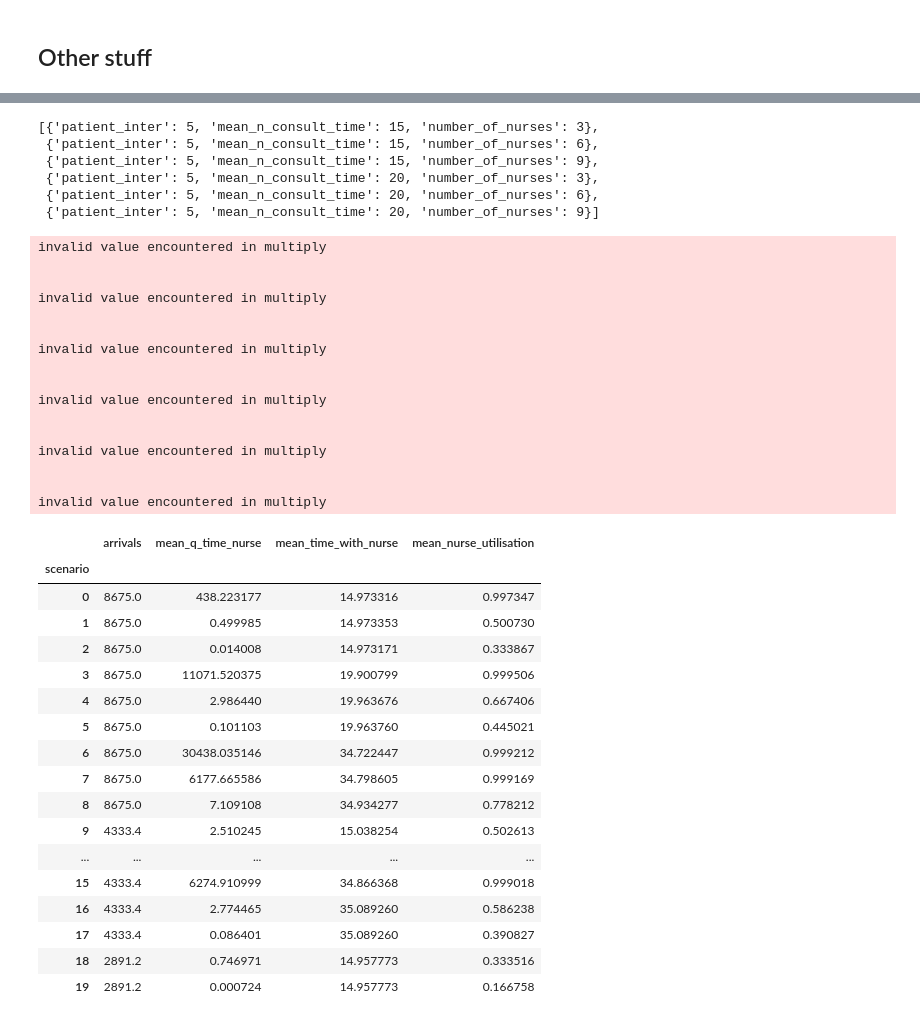
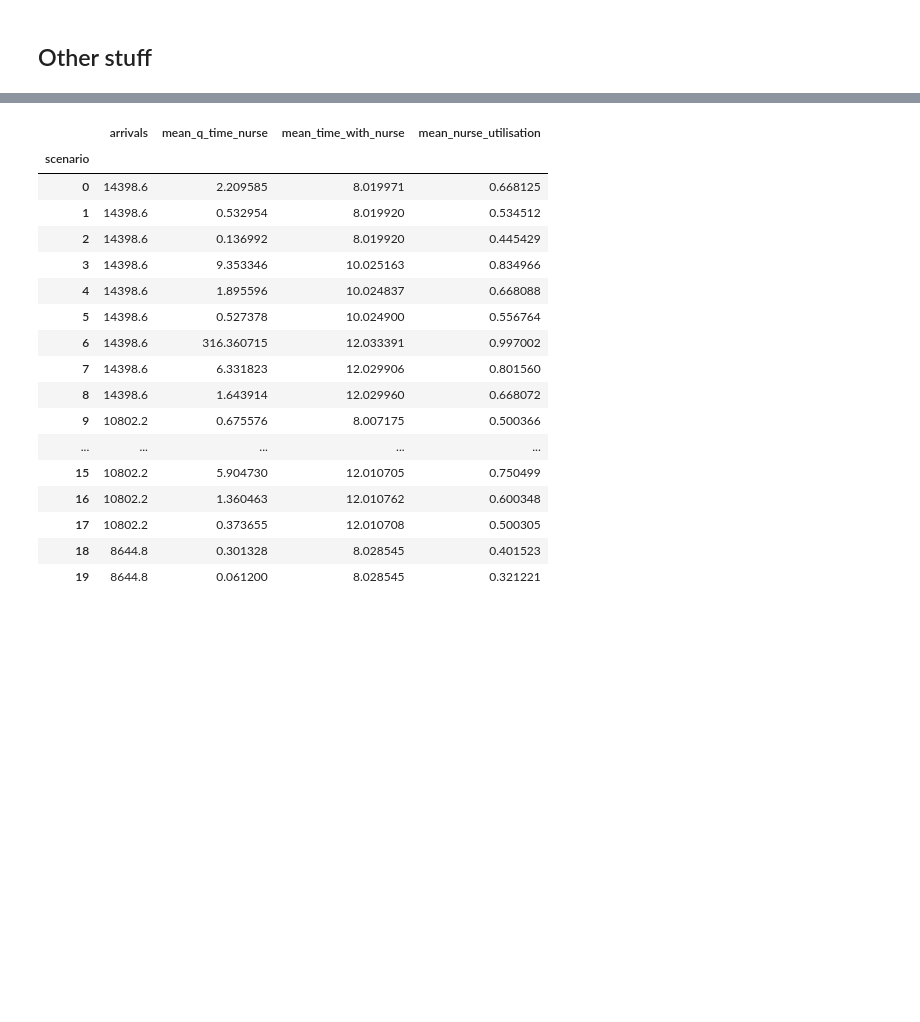
Before and after one commit to pythonhealthdatascience/pydesrap_mms, a Jupyter notebook: analysis.ipynb, the cells around one changed output, grey strips where cells are left out. Drawn from its saved outputs; the diff is of its cells as text; code cells hidden in the pictures; blank space fills up the shorter version.

```diff
--- a/analysis.ipynb
+++ b/analysis.ipynb
@@ -383,13 +362,9 @@ fig.show()
 # %%
-# TODO: Alter how this runs so fresh Defaults() each time
-
 # Define a set of scenarios
-param = Defaults()
-param.number_of_runs = 5
 scenarios = {
-    'patient_inter': [5, 10, 15],
-    'mean_n_consult_time': [15, 20, 35],
-    'number_of_nurses': [3, 6, 9]
+    'patient_inter': [3, 4, 5],
+    'mean_n_consult_time': [8, 10, 12],
+    'number_of_nurses': [4, 5, 6]
 }
 
 # Find every possible permutation of the scenarios
@@ -398,29 +373,28 @@ all_scenarios_tuples = list(itertools.product(*scenarios.values()))
 all_scenarios_dicts = [
     dict(zip(scenarios.keys(), p)) for p in all_scenarios_tuples]
 # Preview some of the scenarios
-print(f'There are {len(all_scenarios_dicts)} scenarios. For example:')
-display(all_scenarios_dicts[0:6])
+print(f'There are {len(all_scenarios_dicts)} scenarios. Running:')
 
 # Run the scenarios...
 results = []
 for index, scenario_to_run in enumerate(all_scenarios_dicts):
+    print(scenario_to_run)
+
     # Overwrite defaults from the passed dictionary
+    param = Defaults()
     param.scenario_name = index
     for key in scenario_to_run:
         setattr(param, key, scenario_to_run[key])
+
     # Run trial and keep trial-level results
     my_trial = Trial(param)
     my_trial.run_trial()
     results.append(my_trial.trial_results_df)
+
 # View mean results by scenario
 display(pd.concat(results)
         .drop('run_number', axis=1)
         .groupby('scenario')
         .mean()
         .head(20))
-
-# TODO: Issue: warm-up patients use resources but their activity is excluded
-# from metrics. Post-warm-up patients queue behind these, making it look
-# like resources are under-utilised during the measurement period if there are
-# long queues (e.g. due to really short inter-arrival times)
 # %% [output]
@@ -428,40 +418,18 @@ There are 27 scenarios. For example:
-[{'patient_inter': 5, 'mean_n_consult_time': 15, 'number_of_nurses': 3},
- {'patient_inter': 5, 'mean_n_consult_time': 15, 'number_of_nurses': 6},
- {'patient_inter': 5, 'mean_n_consult_time': 15, 'number_of_nurses': 9},
- {'patient_inter': 5, 'mean_n_consult_time': 20, 'number_of_nurses': 3},
- {'patient_inter': 5, 'mean_n_consult_time': 20, 'number_of_nurses': 6},
- {'patient_inter': 5, 'mean_n_consult_time': 20, 'number_of_nurses': 9}]
-invalid value encountered in multiply
-
-
-invalid value encountered in multiply
-
-
-invalid value encountered in multiply
-
-
-invalid value encountered in multiply
-
-
-invalid value encountered in multiply
-
-
-invalid value encountered in multiply
 |  | arrivals | mean_q_time_nurse | mean_time_with_nurse | mean_nurse_utilisation |
 | scenario |  |  |  |  |
-| 0 | 8675.0 | 438.223177 | 14.973316 | 0.997347 |
-| 1 | 8675.0 | 0.499985 | 14.973353 | 0.500730 |
-| 2 | 8675.0 | 0.014008 | 14.973171 | 0.333867 |
-| 3 | 8675.0 | 11071.520375 | 19.900799 | 0.999506 |
-| 4 | 8675.0 | 2.986440 | 19.963676 | 0.667406 |
-| 5 | 8675.0 | 0.101103 | 19.963760 | 0.445021 |
-| 6 | 8675.0 | 30438.035146 | 34.722447 | 0.999212 |
-| 7 | 8675.0 | 6177.665586 | 34.798605 | 0.999169 |
-| 8 | 8675.0 | 7.109108 | 34.934277 | 0.778212 |
-| 9 | 4333.4 | 2.510245 | 15.038254 | 0.502613 |
+| 0 | 14398.6 | 2.209585 | 8.019971 | 0.668125 |
+| 1 | 14398.6 | 0.532954 | 8.019920 | 0.534512 |
+| 2 | 14398.6 | 0.136992 | 8.019920 | 0.445429 |
+| 3 | 14398.6 | 9.353346 | 10.025163 | 0.834966 |
+| 4 | 14398.6 | 1.895596 | 10.024837 | 0.668088 |
+| 5 | 14398.6 | 0.527378 | 10.024900 | 0.556764 |
+| 6 | 14398.6 | 316.360715 | 12.033391 | 0.997002 |
+| 7 | 14398.6 | 6.331823 | 12.029906 | 0.801560 |
+| 8 | 14398.6 | 1.643914 | 12.029960 | 0.668072 |
+| 9 | 10802.2 | 0.675576 | 8.007175 | 0.500366 |
 | ... | ... | ... | ... | ... |
-| 15 | 4333.4 | 6274.910999 | 34.866368 | 0.999018 |
-| 16 | 4333.4 | 2.774465 | 35.089260 | 0.586238 |
-| 17 | 4333.4 | 0.086401 | 35.089260 | 0.390827 |
-| 18 | 2891.2 | 0.746971 | 14.957773 | 0.333516 |
-| 19 | 2891.2 | 0.000724 | 14.957773 | 0.166758 |
+| 15 | 10802.2 | 5.904730 | 12.010705 | 0.750499 |
+| 16 | 10802.2 | 1.360463 | 12.010762 | 0.600348 |
+| 17 | 10802.2 | 0.373655 | 12.010708 | 0.500305 |
+| 18 | 8644.8 | 0.301328 | 8.028545 | 0.401523 |
+| 19 | 8644.8 | 0.061200 | 8.028545 | 0.321221 |
```
Also changed, not shown: parts of 4 cells of this notebook, 1 other file.
